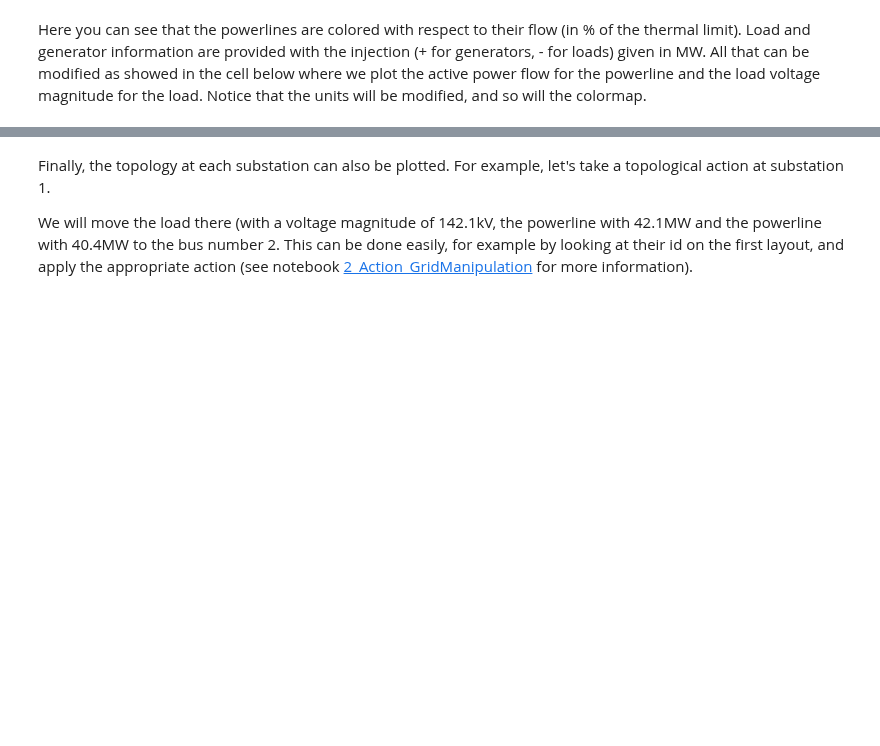
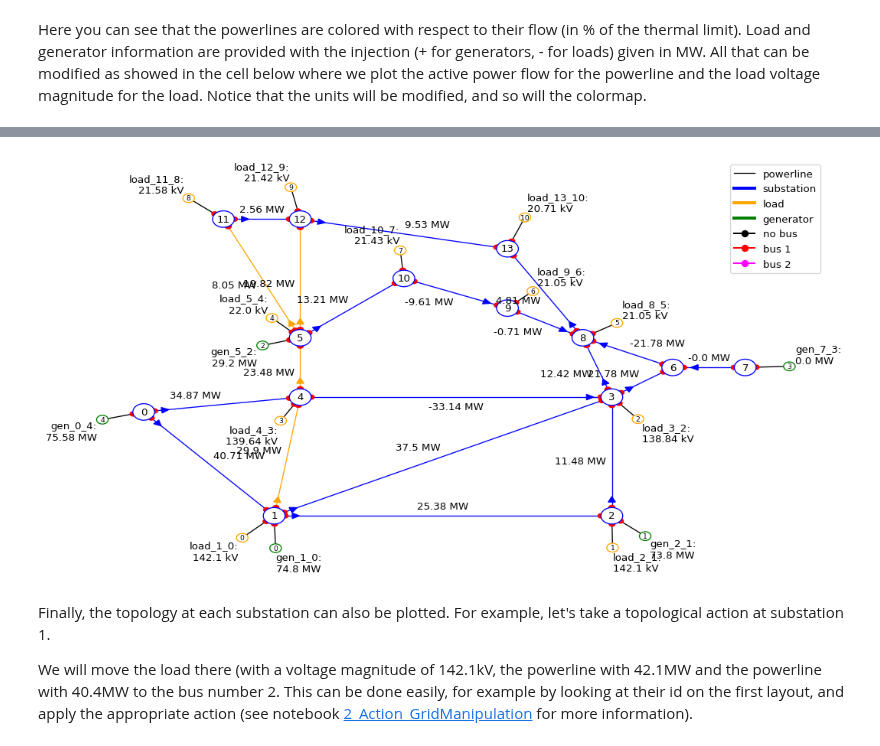
Before and after one commit to rte-france/Grid2Op, a Jupyter notebook: getting_started/7_PlottingCapabilities.ipynb, the cells around one changed output, grey strips where cells are left out. Cells and saved outputs as stored; diff of their text form; code cells hidden in the pictures; blank space fills up the shorter version.

```diff
--- a/getting_started/7_PlottingCapabilities.ipynb
+++ b/getting_started/7_PlottingCapabilities.ipynb
@@ -87,5 +62,5 @@ _ = plot_helper.plot_obs(obs)
 # %% [markdown]
 Here you can see that the powerlines are colored with respect to their flow (in % of the thermal limit). Load and generator information are provided with the injection (+ for generators, - for loads) given in MW. All that can be modified as showed in the cell below where we plot the active power flow for the powerline and the load voltage magnitude for the load. Notice that the units will be modified, and so will the colormap.
 # %%
-_ = plot_helper.plot_obs(obs, line_info="p", load_info="v")
+fig_obs2 = plot_helper.plot_obs(obs, line_info="p", load_info="v")
 # %% [output]
@@ -93,3 +67,4 @@ _ = plot_helper.plot_obs(obs, line_info="p", load_info="v")
+[figure, added]
 # %% [markdown]
 Finally, the topology at each substation can also be plotted. For example, let's take a topological action at substation 1.
 
```
Also changed, not shown: parts of 21 cells of this notebook, 12 other files.
